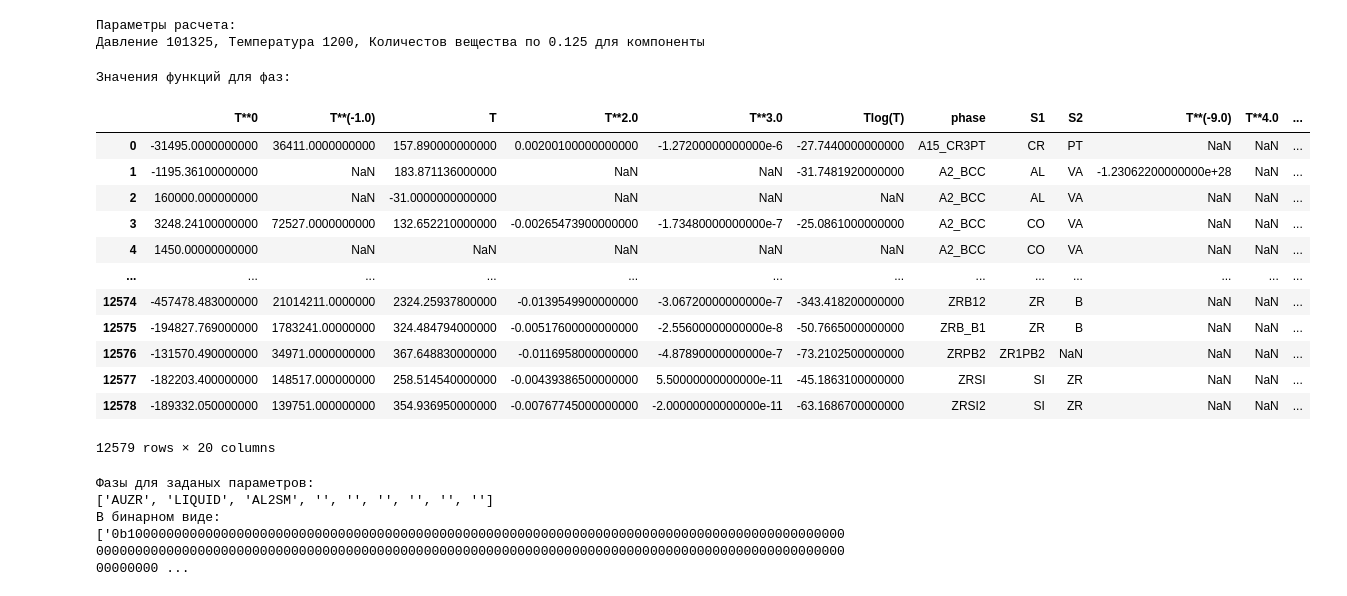
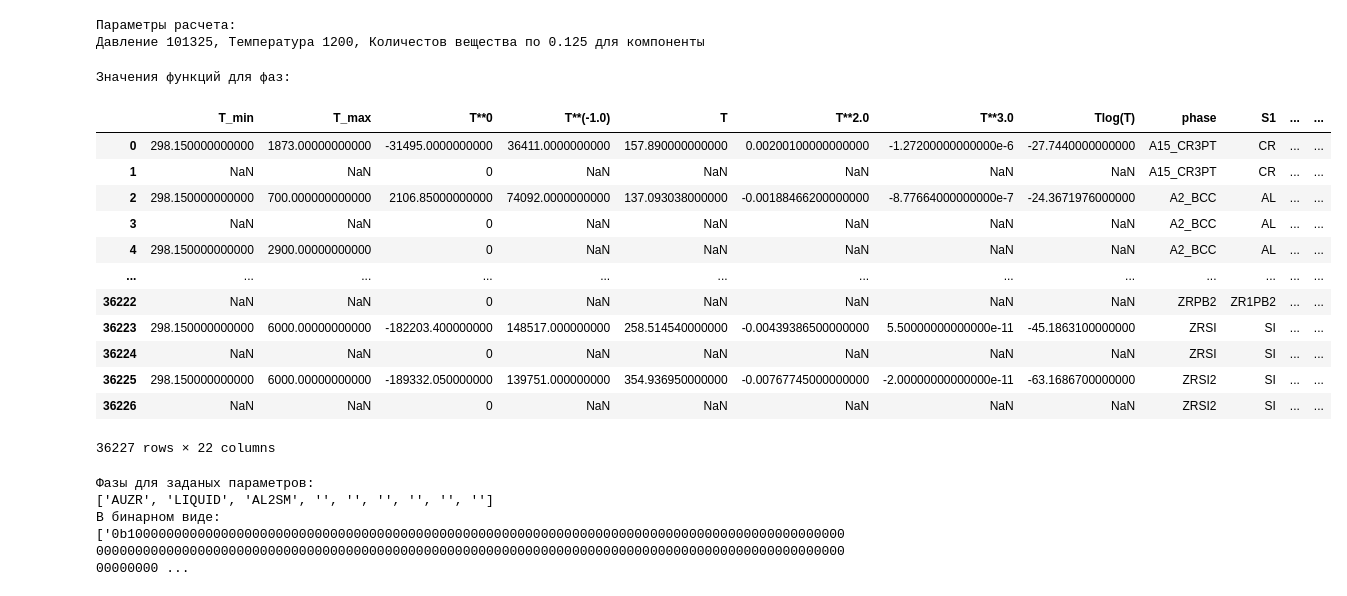
Before and after one commit to 1dimadim1/PhaseCompositionPrediction, a Jupyter notebook: parser.ipynb, the cells around one changed output. Cells and saved outputs as stored; diff of their text form; code cells hidden in the pictures.

```diff
--- a/parser.ipynb
+++ b/parser.ipynb
@@ -252,38 +294,39 @@ print(f'Давление {P}, Температура {temp}, Количесто
 # %%
 import pandas as pd
 
 print('Значения функций для фаз:')
 unable_phases = ['FCC_L10', 'BIIN_EPSILON', '']
 df = pd.DataFrame()
 
 for phase in all_phases:
     if phase not in unable_phases:
         species = {}
         for i in range(len(phase_param[phase])):
             if i % 2 == 1:
                 # print(f'{phase}({int(i/2)})' )
-                parsed_piecewise = parsePiecewise(phase_param[phase][i], temp, {}, 1)
-                parsed_piecewise['phase'] = phase
-                parsed_piecewise = {**parsed_piecewise, **species}
-                df = df.append(parsed_piecewise, ignore_index=True)
+                parsed_piecewises = parsePiecewise(phase_param[phase][i], temp, {}, 1)
+                for parsed_piecewise in parsed_piecewises:
+                    parsed_piecewise['phase'] = phase
+                    parsed_piecewise = {**parsed_piecewise, **species}
+                    df = df.append(parsed_piecewise, ignore_index=True)
                 # print(f'{phase}({int(i/2)}) = {parsed_piecewise}')
             else:
                 for j in range(len(phase_param[phase][i])):
                     species[f"S{j+1}"] = phase_param[phase][i][j][0]
 df
 # %% [output]
 Значения функций для фаз:
-|  | T**0 | T**(-1.0) | T | T**2.0 | T**3.0 | Tlog(T) | phase | S1 | S2 | T**(-9.0) | T**4.0 | ... |
-| 0 | -31495.0000000000 | 36411.0000000000 | 157.890000000000 | 0.00200100000000000 | -1.27200000000000e-6 | -27.7440000000000 | A15_CR3PT | CR | PT | NaN | NaN | ... |
-| 1 | -1195.36100000000 | NaN | 183.871136000000 | NaN | NaN | -31.7481920000000 | A2_BCC | AL | VA | -1.23062200000000e+28 | NaN | ... |
-| 2 | 160000.000000000 | NaN | -31.0000000000000 | NaN | NaN | NaN | A2_BCC | AL | VA | NaN | NaN | ... |
-| 3 | 3248.24100000000 | 72527.0000000000 | 132.652210000000 | -0.00265473900000000 | -1.73480000000000e-7 | -25.0861000000000 | A2_BCC | CO | VA | NaN | NaN | ... |
-| 4 | 1450.00000000000 | NaN | NaN | NaN | NaN | NaN | A2_BCC | CO | VA | NaN | NaN | ... |
+|  | T_min | T_max | T**0 | T**(-1.0) | T | T**2.0 | T**3.0 | Tlog(T) | phase | S1 | ... | ... |
+| 0 | 298.150000000000 | 1873.00000000000 | -31495.0000000000 | 36411.0000000000 | 157.890000000000 | 0.00200100000000000 | -1.27200000000000e-6 | -27.7440000000000 | A15_CR3PT | CR | ... | ... |
+| 1 | NaN | NaN | 0 | NaN | NaN | NaN | NaN | NaN | A15_CR3PT | CR | ... | ... |
+| 2 | 298.150000000000 | 700.000000000000 | 2106.85000000000 | 74092.0000000000 | 137.093038000000 | -0.00188466200000000 | -8.77664000000000e-7 | -24.3671976000000 | A2_BCC | AL | ... | ... |
+| 3 | NaN | NaN | 0 | NaN | NaN | NaN | NaN | NaN | A2_BCC | AL | ... | ... |
+| 4 | 298.150000000000 | 2900.00000000000 | 0 | NaN | NaN | NaN | NaN | NaN | A2_BCC | AL | ... | ... |
 | ... | ... | ... | ... | ... | ... | ... | ... | ... | ... | ... | ... | ... |
-| 12574 | -457478.483000000 | 21014211.0000000 | 2324.25937800000 | -0.0139549900000000 | -3.06720000000000e-7 | -343.418200000000 | ZRB12 | ZR | B | NaN | NaN | ... |
-| 12575 | -194827.769000000 | 1783241.00000000 | 324.484794000000 | -0.00517600000000000 | -2.55600000000000e-8 | -50.7665000000000 | ZRB_B1 | ZR | B | NaN | NaN | ... |
-| 12576 | -131570.490000000 | 34971.0000000000 | 367.648830000000 | -0.0116958000000000 | -4.87890000000000e-7 | -73.2102500000000 | ZRPB2 | ZR1PB2 | NaN | NaN | NaN | ... |
-| 12577 | -182203.400000000 | 148517.000000000 | 258.514540000000 | -0.00439386500000000 | 5.50000000000000e-11 | -45.1863100000000 | ZRSI | SI | ZR | NaN | NaN | ... |
-| 12578 | -189332.050000000 | 139751.000000000 | 354.936950000000 | -0.00767745000000000 | -2.00000000000000e-11 | -63.1686700000000 | ZRSI2 | SI | ZR | NaN | NaN | ... |
+| 36222 | NaN | NaN | 0 | NaN | NaN | NaN | NaN | NaN | ZRPB2 | ZR1PB2 | ... | ... |
+| 36223 | 298.150000000000 | 6000.00000000000 | -182203.400000000 | 148517.000000000 | 258.514540000000 | -0.00439386500000000 | 5.50000000000000e-11 | -45.1863100000000 | ZRSI | SI | ... | ... |
+| 36224 | NaN | NaN | 0 | NaN | NaN | NaN | NaN | NaN | ZRSI | SI | ... | ... |
+| 36225 | 298.150000000000 | 6000.00000000000 | -189332.050000000 | 139751.000000000 | 354.936950000000 | -0.00767745000000000 | -2.00000000000000e-11 | -63.1686700000000 | ZRSI2 | SI | ... | ... |
+| 36226 | NaN | NaN | 0 | NaN | NaN | NaN | NaN | NaN | ZRSI2 | SI | ... | ... |
-12579 rows × 20 columns
+36227 rows × 22 columns
 # %%
```
Also changed, not shown: parts of 3 cells of this notebook, 1 other file.
